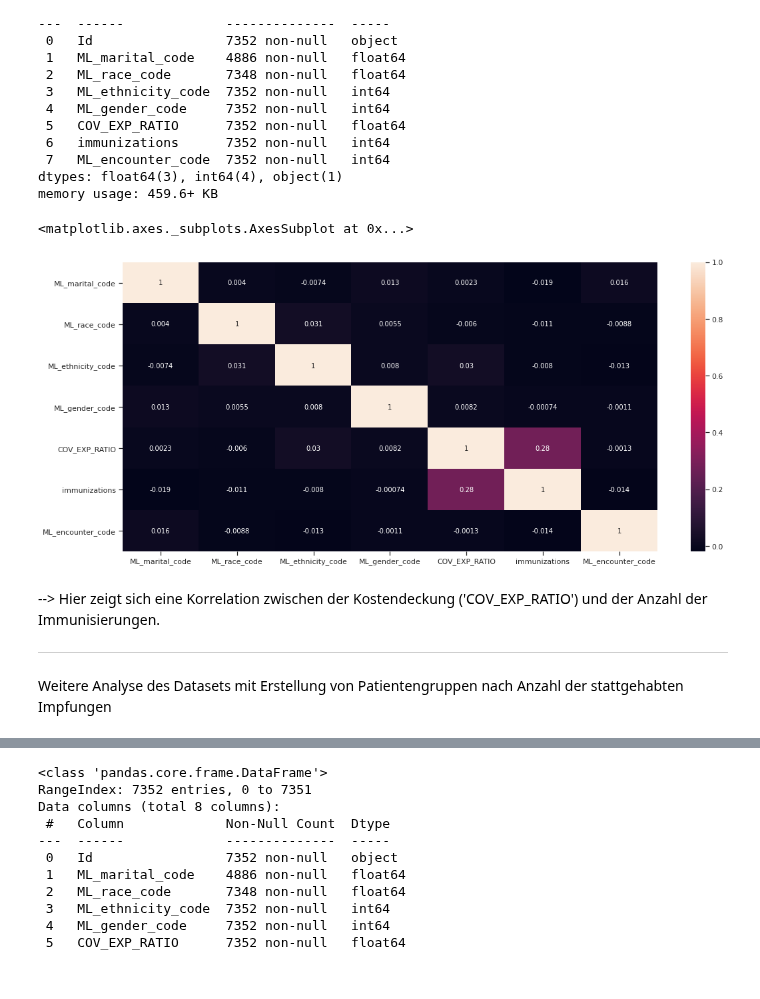
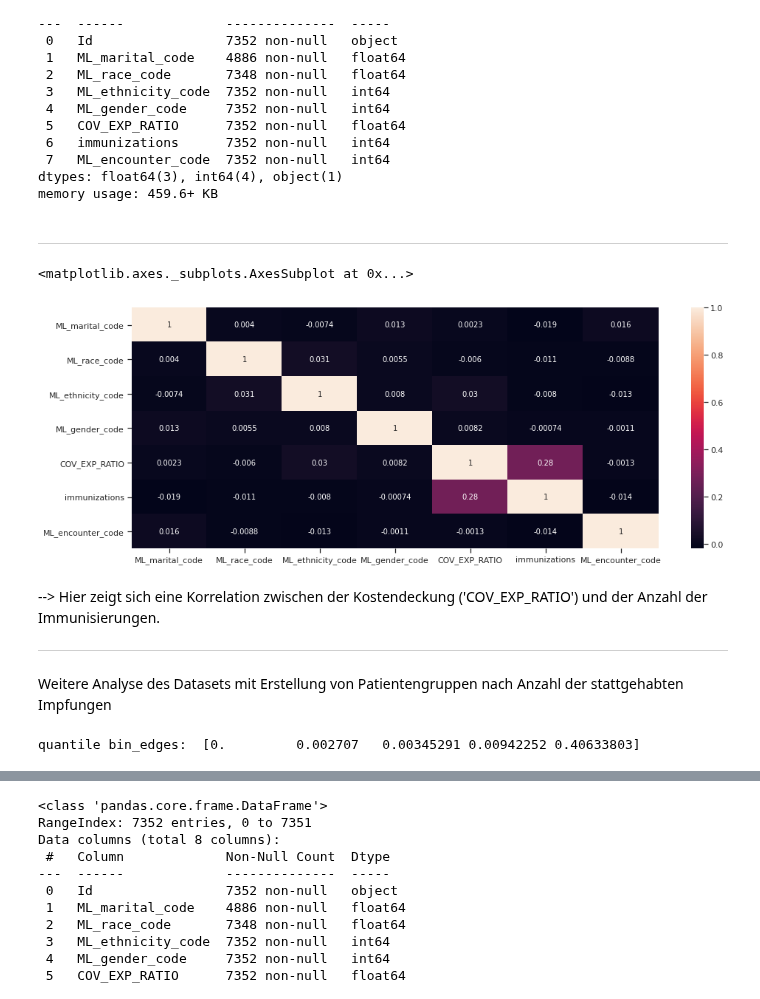
Before and after one commit to Fuenfgeld/ATeamDatenmanagementUndArchivierung, a Jupyter notebook: IMECOS_master.ipynb, the cells around one changed output, grey strips where cells are left out. Drawn from its saved outputs; the diff is of its cells as text; code cells hidden in the pictures.

```diff
--- a/IMECOS_master.ipynb
+++ b/IMECOS_master.ipynb
@@ -288,15 +402,19 @@ Data columns (total 8 columns):
  7   ML_encounter_code  7352 non-null   int64
 dtypes: float64(3), int64(4), object(1)
 memory usage: 459.6+ KB
+# %% [markdown]
+
+
+---
 # %%
 # Generating the correlating matrix
 corr2 = pat_count_imm_nobins.corr()
-plt.figure(figsize=(18, 8))
+plt.figure(figsize=(16, 6))
 # Generating the correlation heat-map (seaborn = sns)
 sns.heatmap(corr2, annot=True)
 # %% [output]
 <matplotlib.axes._subplots.AxesSubplot at 0x...>
-[figure, old version]
+[figure, new version]
 # %% [markdown]
 --> Hier zeigt sich eine Korrelation zwischen der Kostendeckung ('COV_EXP_RATIO') und der Anzahl der Immunisierungen.
 
@@ -304,3 +422,14 @@ sns.heatmap(corr2, annot=True)
 
 ---
 Weitere Analyse des Datasets mit Erstellung von Patientengruppen nach Anzahl der stattgehabten Impfungen
+# %%
+from sklearn.preprocessing import KBinsDiscretizer
+X = pat_count_imm_nobins['COV_EXP_RATIO'].values
+X = X.reshape(-1, 1)
+
+enc_quantile = KBinsDiscretizer(n_bins=4, encode='ordinal', strategy='quantile')
+X_binned = enc_quantile.fit_transform(X)
+
+print("quantile bin_edges: ", enc_quantile.bin_edges_[0])
+# %% [output]
+quantile bin_edges:  [0.         0.002707   0.00345291 0.00942252 0.40633803]
```
Also changed, not shown: parts of 19 cells of this notebook.
